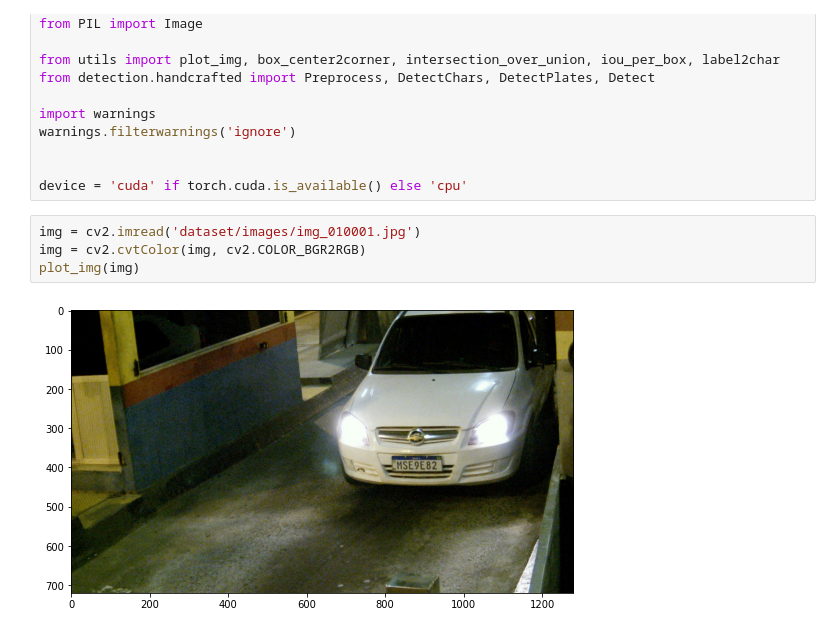
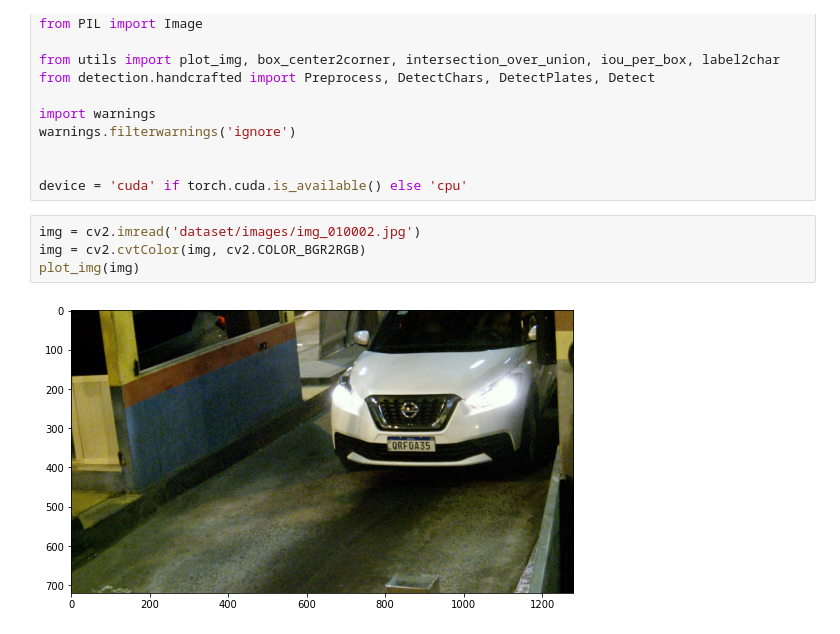
Before and after one commit to thanhlam104/LPR, a Jupyter notebook: end2end_recognition.ipynb, the cells around one changed output. Saved outputs shown, nothing was run; the diff lists cells and outputs as text.

```diff
--- a/end2end_recognition.ipynb
+++ b/end2end_recognition.ipynb
@@ -14,10 +14,10 @@ warnings.filterwarnings('ignore')
 
 device = 'cuda' if torch.cuda.is_available() else 'cpu'
 # %%
-img = cv2.imread('dataset/images/img_010001.jpg')
+img = cv2.imread('dataset/images/img_010002.jpg')
 img = cv2.cvtColor(img, cv2.COLOR_BGR2RGB)
 plot_img(img)
 # %% [output]
-[figure, old version]
+[figure, new version]
 # %%
 def end2end_character_based(img): # RGB image
```
Also changed, not shown: parts of 2 cells of this notebook, 5 other files.
